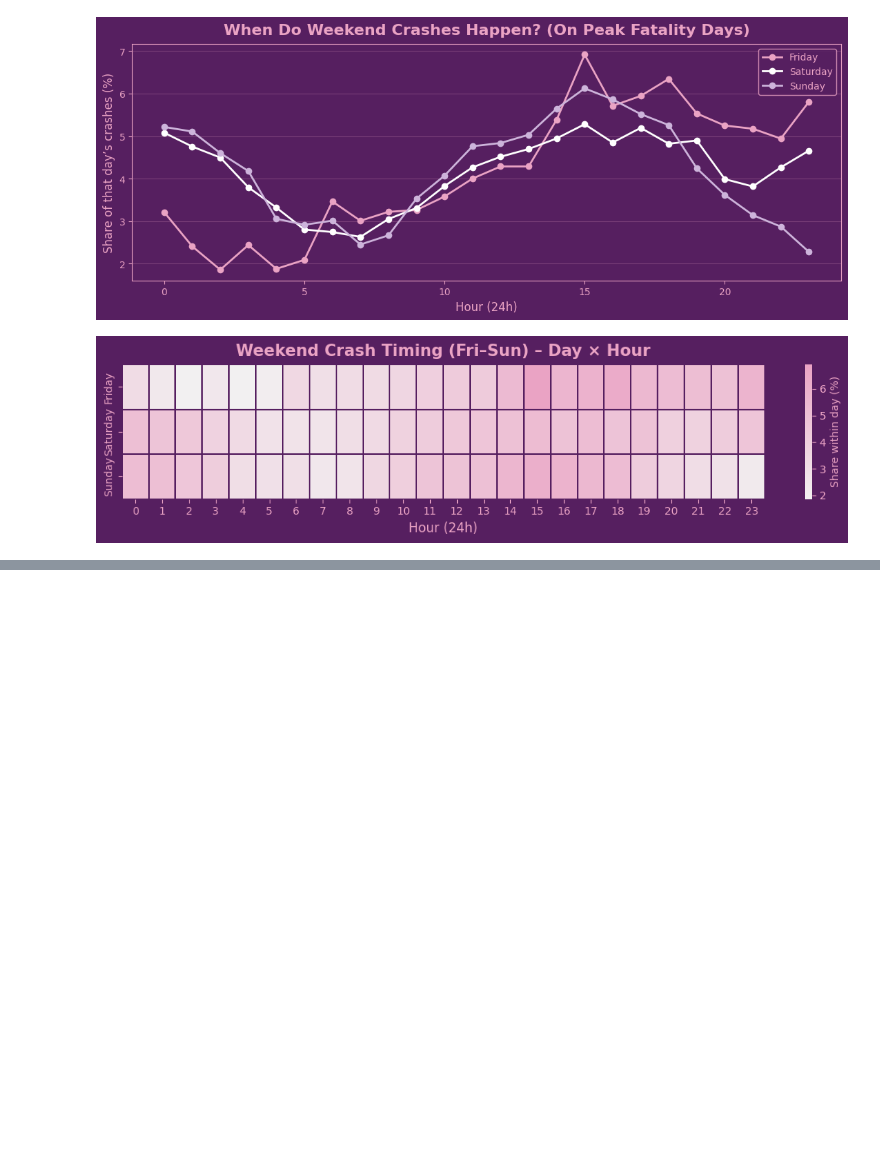
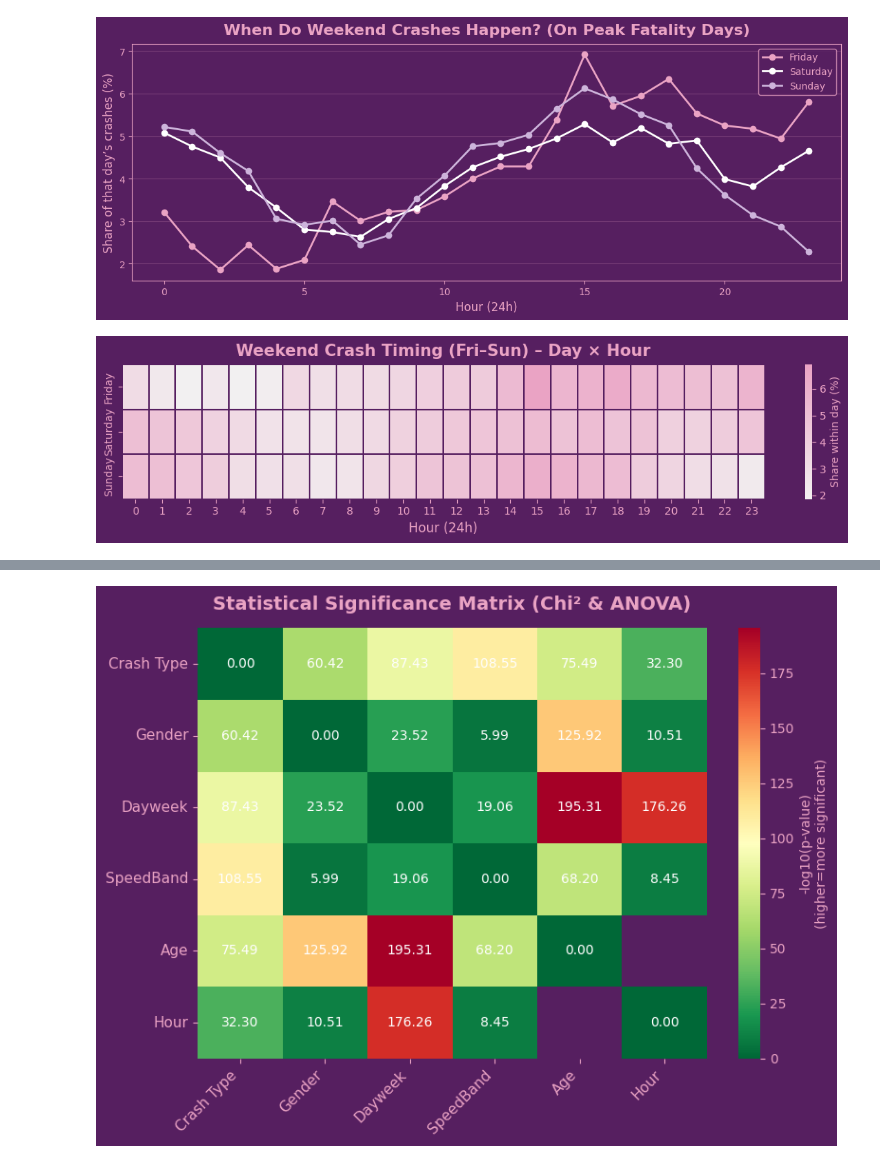
Before and after one commit to NoorullahMuhammadKhan/Noorullah-Khan-Github-Repository, a Jupyter notebook: Scyne Advisory Interview/Traffic Investigation Scyne Advisory.ipynb, the cells around one changed output, grey strips where cells are left out. Cells and saved outputs as stored; diff of their text form; code cells hidden in the pictures; blank space fills up the shorter version.

```diff
--- a/Scyne Advisory Interview/Traffic Investigation Scyne Advisory.ipynb
+++ b/Scyne Advisory Interview/Traffic Investigation Scyne Advisory.ipynb
@@ -1648,0 +1896,79 @@ plt.tight_layout(); plt.show()
+# %%
+import itertools
+import seaborn as sns
+import matplotlib.pyplot as plt
+from scipy.stats import chi2_contingency, f_oneway
+
+# Variables of interest
+categorical_vars = ["Crash Type", "Gender", "Dayweek", "SpeedBand"]
+continuous_vars  = ["Age", "Hour"]
+all_vars = categorical_vars + continuous_vars
+
+# Matrix to hold -log10(p)
+matrix = pd.DataFrame(index=all_vars, columns=all_vars, dtype=float)
+
+# Loop over pairs
+for v1, v2 in itertools.combinations(all_vars, 2):
+    try:
+        if v1 in categorical_vars and v2 in categorical_vars:
+            tab = pd.crosstab(df_stat[v1], df_stat[v2])
+            if tab.shape[0] > 1 and tab.shape[1] > 1:
+                chi2, p, dof, _ = chi2_contingency(tab)
+                score = -np.log10(p)
+            else:
+                score = np.nan
+        elif v1 in continuous_vars and v2 in categorical_vars:
+            groups = [df_stat.loc[df_stat[v2]==cat, v1].dropna() for cat in df_stat[v2].unique()]
+            if sum(len(g)>1 for g in groups) >= 2:
+                F, p = f_oneway(*groups)
+                score = -np.log10(p)
+            else:
+                score = np.nan
+        elif v2 in continuous_vars and v1 in categorical_vars:
+            groups = [df_stat.loc[df_stat[v1]==cat, v2].dropna() for cat in df_stat[v1].unique()]
+            if sum(len(g)>1 for g in groups) >= 2:
+                F, p = f_oneway(*groups)
+                score = -np.log10(p)
+            else:
+                score = np.nan
+        else:
+            score = np.nan
+    except Exception:
+        score = np.nan
+
+    matrix.loc[v1, v2] = score
+    matrix.loc[v2, v1] = score
+
+np.fill_diagonal(matrix.values, 0)
+
+# ---------------------------
+# PLOT
+# ---------------------------
+BG   = "#561f60"   # background
+AXIS = "#eaa3c4"   # text/axes
+DOT  = "white"
+
+plt.figure(figsize=(8,6))
+ax = sns.heatmap(matrix.astype(float), cmap="RdYlGn_r",
+                 annot=True, fmt=".2f", annot_kws={"color":"white"},
+                 cbar_kws={"label":"-log10(p-value)\n(higher=more significant)"} )
+
+# Apply theme
+ax.set_facecolor(BG)
+plt.gcf().patch.set_facecolor(BG)
+ax.set_title("Statistical Significance Matrix (Chi² & ANOVA)",
+             color=AXIS, fontsize=14, weight="bold", pad=14)
+ax.tick_params(colors=AXIS, labelsize=11)
+ax.xaxis.label.set_color(AXIS)
+ax.yaxis.label.set_color(AXIS)
+ax.figure.axes[-1].yaxis.label.set_color(AXIS)   # colorbar label
+ax.figure.axes[-1].tick_params(colors=AXIS)      # colorbar ticks
+
+# Axis labels
+ax.set_xticklabels(ax.get_xticklabels(), color=AXIS, rotation=45, ha="right")
+ax.set_yticklabels(ax.get_yticklabels(), color=AXIS, rotation=0)
+
+plt.tight_layout()
+plt.show()
+# %% [output]
+[figure, added]
```
Also changed, not shown: parts of 8 cells of this notebook, 1 other file.
